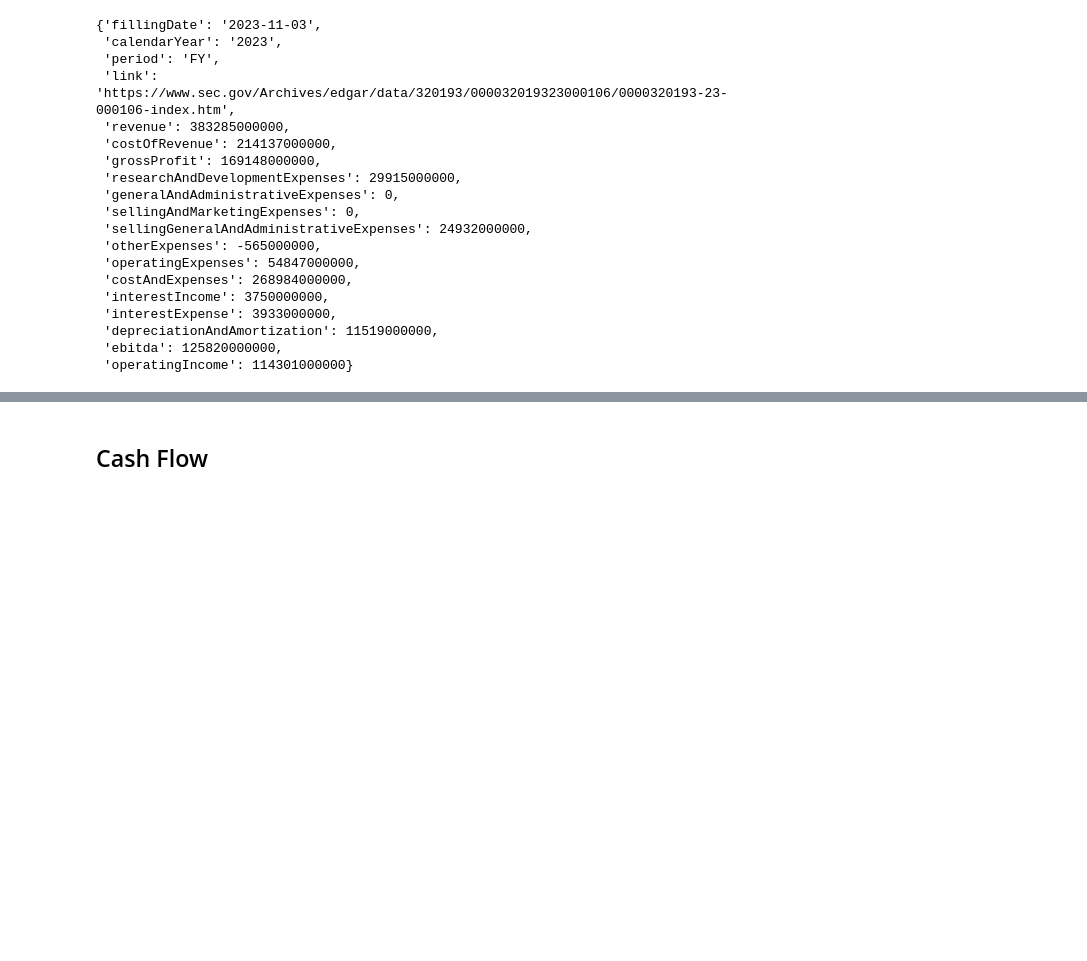
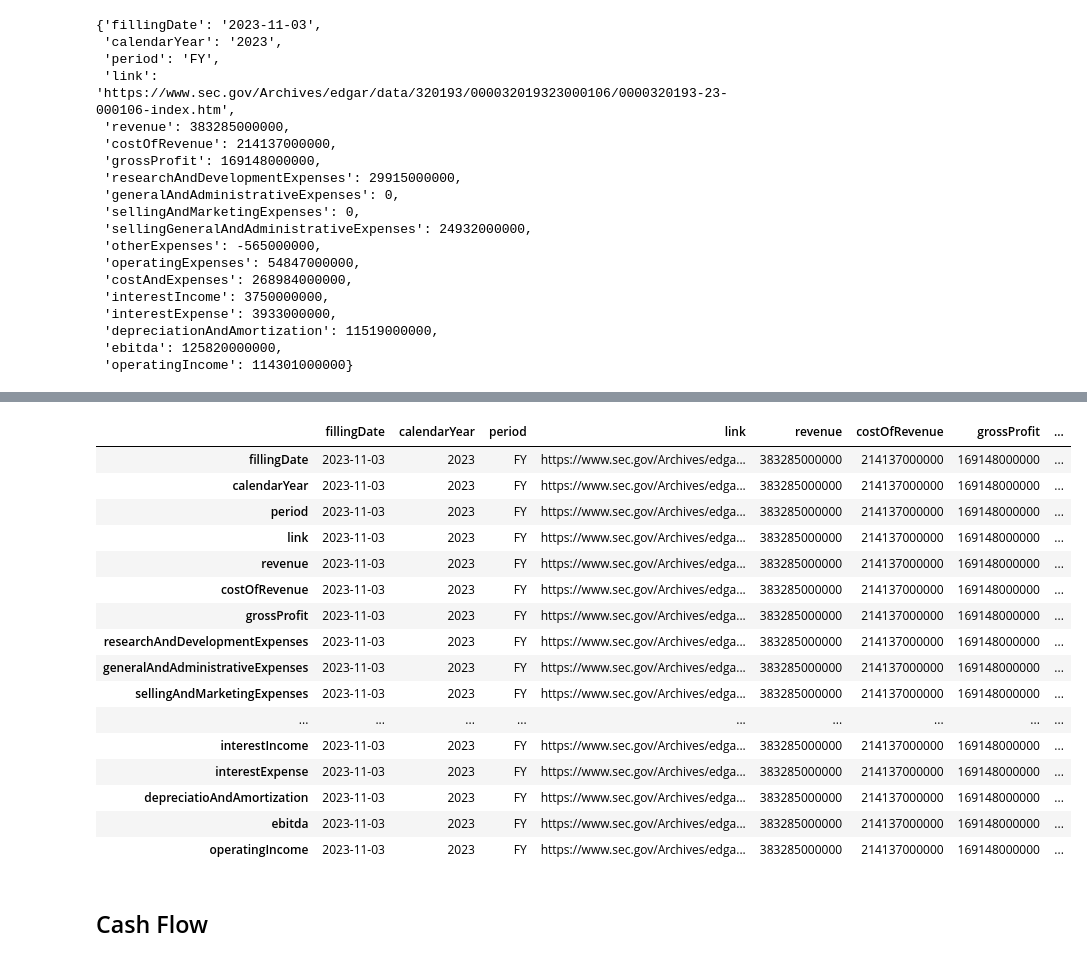
Before and after one commit to Darrenfisherlol/DataProject-FinancialAnalytics, a Jupyter notebook: src/dev.ipynb, the cells around one changed output, grey strips where cells are left out. Drawn from its saved outputs; the diff is of its cells as text; code cells hidden in the pictures; blank space fills up the shorter version.

```diff
--- a/src/dev.ipynb
+++ b/src/dev.ipynb
@@ -295,4 +354,4 @@ cleanIncomeStatement["aapl"][0]
 # %%
-dfList = []
-df = spark.createDataFrame([cleanIncomeStatement["aapl"][0]])
-# df = spark.createDataFrame(cleanIncomeStatement["aapl"][0], schema = ["fillingDate","calendarYear","period","link","revenue","costOfRevenue","grossProfit","researchAndDevelopmentExpenses","generalAndAdministrativeExpenses","sellingAndMarketingExpenses","sellingGeneralAndAdministrativeExpenses","otherExpenses","operatingExpenses","costAndExpenses","interestIncome","interestExpense","depreciationAndAmortization","ebitda","operatingIncome"])
+schemaOne = ["fillingDate","calendarYear","period","link","revenue","costOfRevenue","grossProfit","researchAndDevelopmentExpenses","generalAndAdministrativeExpenses","sellingAndMarketingExpenses","sellingGeneralAndAdministrativeExpenses","otherExpenses","operatingExpenses","costAndExpenses","interestIncome","interestExpense","depreciatioAndAmortization","ebitda","operatingIncome"]
+
+pdd = pd.DataFrame(data=cleanIncomeStatement['aapl'][0], index=schemaOne)
@@ -306,3 +358,23 @@ Py4JJavaError: An error occurred while calling o79.showString.
+# %%
+pdd
+# %% [output]
+|  | fillingDate | calendarYear | period | link | revenue | costOfRevenue | grossProfit | ... |
+| fillingDate | 2023-11-03 | 2023 | FY | https://www.sec.gov/Archives/edga... | 383285000000 | 214137000000 | 169148000000 | ... |
+| calendarYear | 2023-11-03 | 2023 | FY | https://www.sec.gov/Archives/edga... | 383285000000 | 214137000000 | 169148000000 | ... |
+| period | 2023-11-03 | 2023 | FY | https://www.sec.gov/Archives/edga... | 383285000000 | 214137000000 | 169148000000 | ... |
+| link | 2023-11-03 | 2023 | FY | https://www.sec.gov/Archives/edga... | 383285000000 | 214137000000 | 169148000000 | ... |
+| revenue | 2023-11-03 | 2023 | FY | https://www.sec.gov/Archives/edga... | 383285000000 | 214137000000 | 169148000000 | ... |
+| costOfRevenue | 2023-11-03 | 2023 | FY | https://www.sec.gov/Archives/edga... | 383285000000 | 214137000000 | 169148000000 | ... |
+| grossProfit | 2023-11-03 | 2023 | FY | https://www.sec.gov/Archives/edga... | 383285000000 | 214137000000 | 169148000000 | ... |
+| researchAndDevelopmentExpenses | 2023-11-03 | 2023 | FY | https://www.sec.gov/Archives/edga... | 383285000000 | 214137000000 | 169148000000 | ... |
+| generalAndAdministrativeExpenses | 2023-11-03 | 2023 | FY | https://www.sec.gov/Archives/edga... | 383285000000 | 214137000000 | 169148000000 | ... |
+| sellingAndMarketingExpenses | 2023-11-03 | 2023 | FY | https://www.sec.gov/Archives/edga... | 383285000000 | 214137000000 | 169148000000 | ... |
+| ... | ... | ... | ... | ... | ... | ... | ... | ... |
+| interestIncome | 2023-11-03 | 2023 | FY | https://www.sec.gov/Archives/edga... | 383285000000 | 214137000000 | 169148000000 | ... |
+| interestExpense | 2023-11-03 | 2023 | FY | https://www.sec.gov/Archives/edga... | 383285000000 | 214137000000 | 169148000000 | ... |
+| depreciatioAndAmortization | 2023-11-03 | 2023 | FY | https://www.sec.gov/Archives/edga... | 383285000000 | 214137000000 | 169148000000 | ... |
+| ebitda | 2023-11-03 | 2023 | FY | https://www.sec.gov/Archives/edga... | 383285000000 | 214137000000 | 169148000000 | ... |
+| operatingIncome | 2023-11-03 | 2023 | FY | https://www.sec.gov/Archives/edga... | 383285000000 | 214137000000 | 169148000000 | ... |
 # %% [markdown]
 ## Cash Flow
 # %%
```
Also changed, not shown: parts of 16 cells of this notebook, 7 other files.
